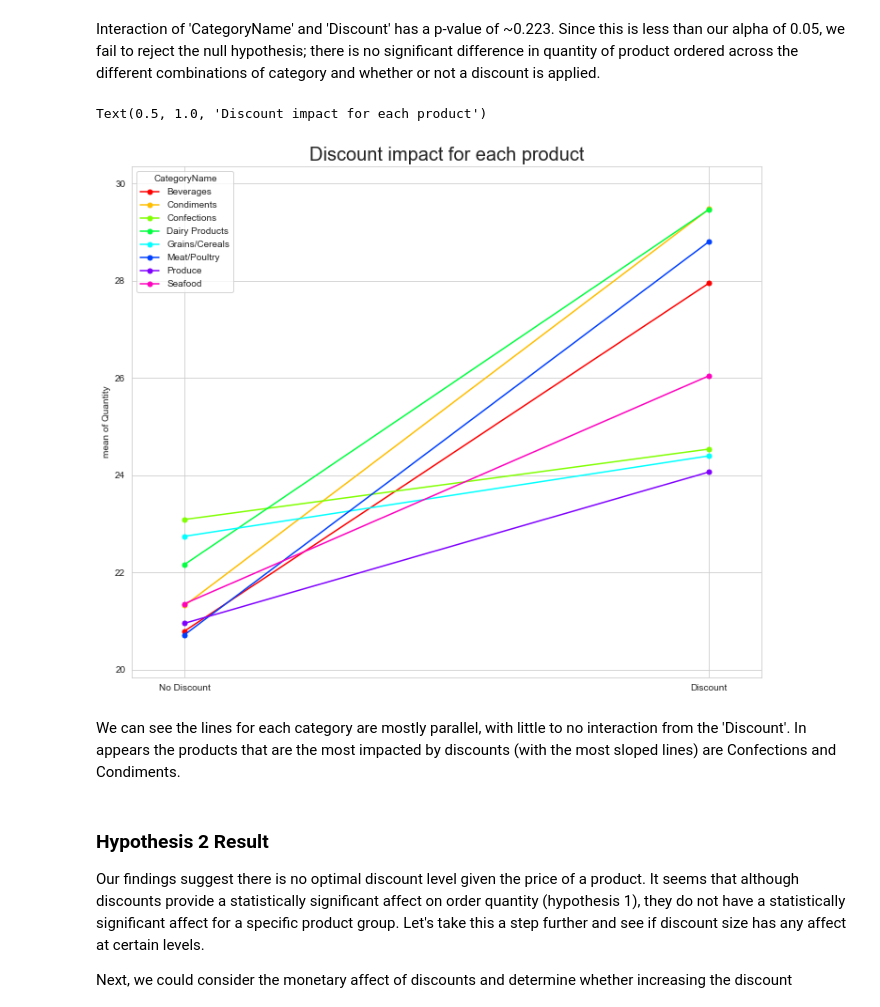
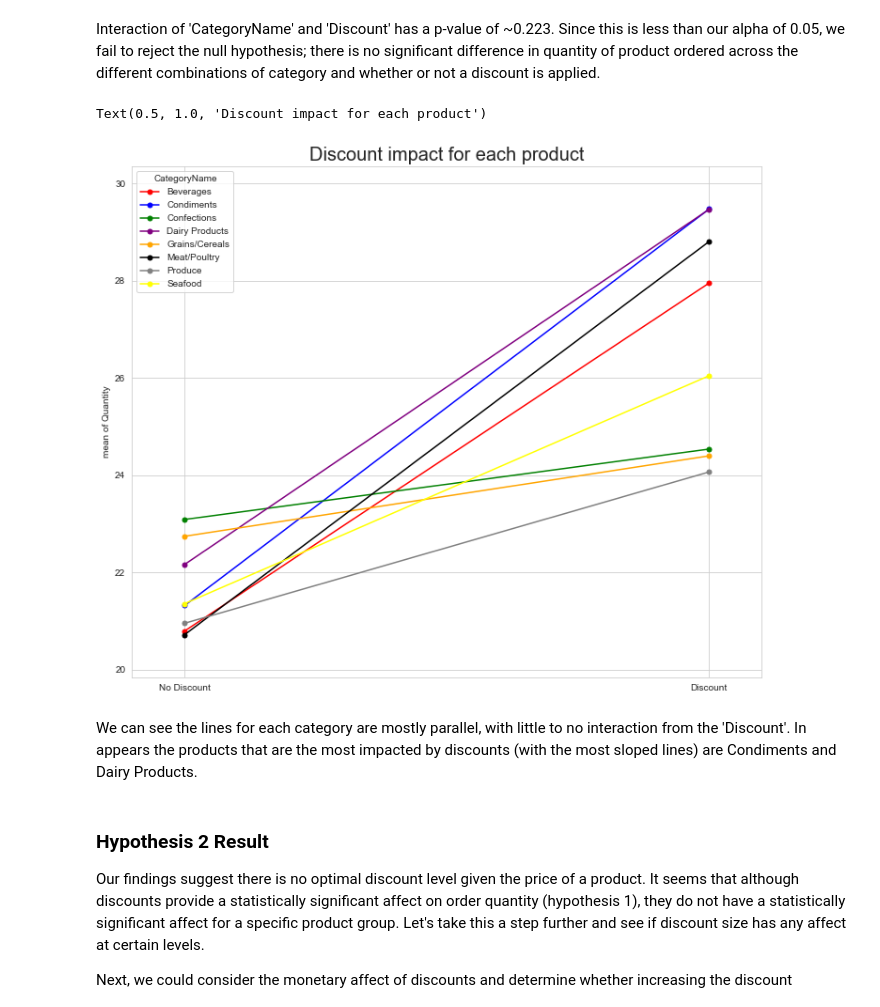
Before and after one commit to melisabardhi/Project2, a Jupyter notebook: Project 2.ipynb, the cells around one changed output. Cells and saved outputs as stored; diff of their text form; code cells hidden in the pictures.

```diff
--- a/Project 2.ipynb
+++ b/Project 2.ipynb
@@ -702,15 +706,16 @@ Interaction of 'CategoryName' and 'Discount' has a p-value of ~0.223. Since this
 # %%
 # View interaction plot of variables
 plt.figure(figsize=(12,10))
-fig = interaction_plot(q2_data['Discount'],q2_data['CategoryName'],q2_data['Quantity'], ms=10, ax=plt.gca())
+fig = interaction_plot(q2_data['Discount'],q2_data['CategoryName'],q2_data['Quantity'], ms=10, ax=plt.gca(),
+                       colors = ['red','blue','green','purple','orange','black','grey','yellow'])
 plt.xticks(np.arange(0,1.5,step=1), ('No Discount', 'Discount'))
 plt.xlabel('',fontsize=20)
 plt.title('Discount impact for each product', fontsize=20)
 # %% [output]
 Text(0.5, 1.0, 'Discount impact for each product')
-[figure, old version]
+[figure, new version]
 # %% [markdown]
-We can see the lines for each category are mostly parallel, with little to no interaction from the 'Discount'. In appears the products that are the most impacted by discounts (with the most sloped lines) are Confections and Condiments.
+We can see the lines for each category are mostly parallel, with little to no interaction from the 'Discount'. In appears the products that are the most impacted by discounts (with the most sloped lines) are Condiments and Dairy Products.
 # %% [markdown]
 ### Hypothesis 2 Result
 Our findings suggest there is no optimal discount level given the price of a product. It seems that although discounts provide a statistically significant affect on order quantity (hypothesis 1), they do not have a statistically significant affect for a specific product group. Let's take this a step further and see if discount size has any affect at certain levels.
```
Also changed, not shown: parts of 14 cells of this notebook, 2 other files.
